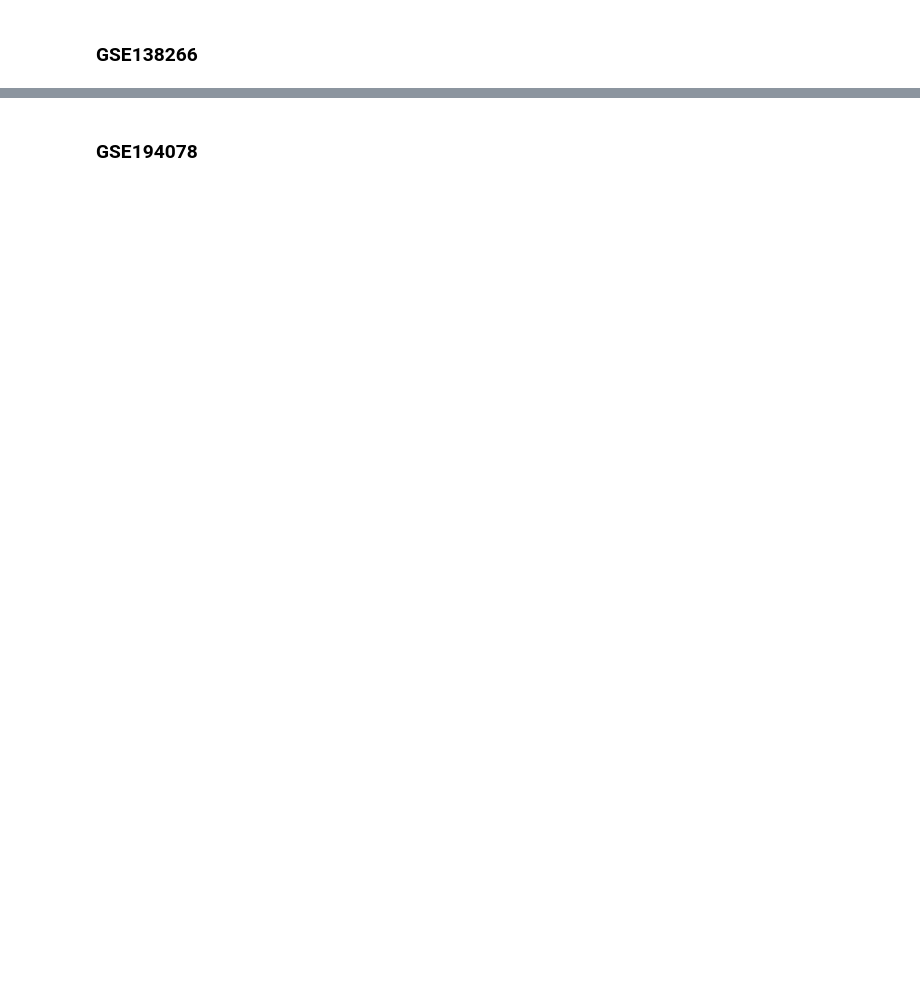
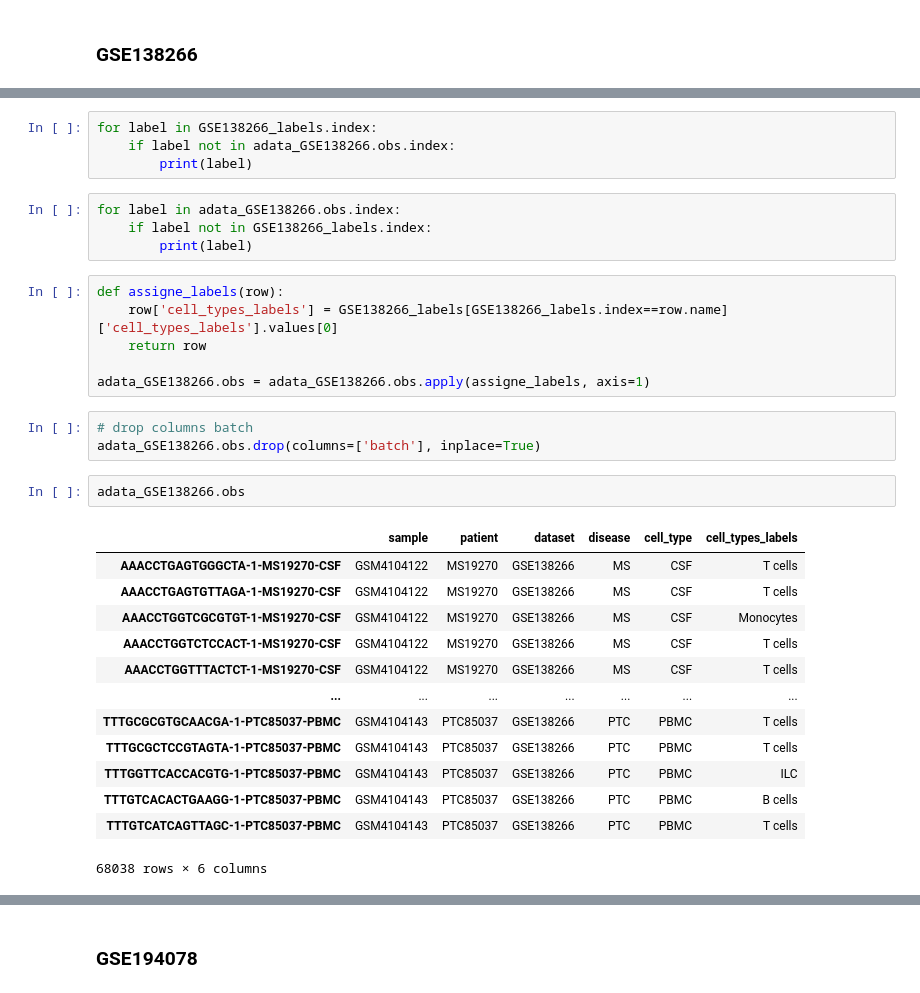
Before and after one commit to multi-omics-integration-for-MS/multi-omics-integration, a Jupyter notebook: 12_transcriptomic_dataset.ipynb, the cells around one changed output, grey strips where cells are left out. Cells and saved outputs as stored; diff of their text form; blank space fills up the shorter version.

```diff
--- a/12_transcriptomic_dataset.ipynb
+++ b/12_transcriptomic_dataset.ipynb
@@ -41,2 +82,35 @@ adata_GSE138266.obs['cell_types_labels'] = GSE138266_labels['cell_types_labels']
+# %%
+for label in GSE138266_labels.index:
+    if label not in adata_GSE138266.obs.index:
+        print(label)
+# %%
+for label in adata_GSE138266.obs.index:
+    if label not in GSE138266_labels.index:
+        print(label)
+# %%
+def assigne_labels(row):
+    row['cell_types_labels'] = GSE138266_labels[GSE138266_labels.index==row.name]['cell_types_labels'].values[0]
+    return row
+
+adata_GSE138266.obs = adata_GSE138266.obs.apply(assigne_labels, axis=1)
+# %%
+# drop columns batch
+adata_GSE138266.obs.drop(columns=['batch'], inplace=True)
+# %%
+adata_GSE138266.obs
+# %% [output]
+|  | sample | patient | dataset | disease | cell_type | cell_types_labels |
+| AAACCTGAGTGGGCTA-1-MS19270-CSF | GSM4104122 | MS19270 | GSE138266 | MS | CSF | T cells |
+| AAACCTGAGTGTTAGA-1-MS19270-CSF | GSM4104122 | MS19270 | GSE138266 | MS | CSF | T cells |
+| AAACCTGGTCGCGTGT-1-MS19270-CSF | GSM4104122 | MS19270 | GSE138266 | MS | CSF | Monocytes |
+| AAACCTGGTCTCCACT-1-MS19270-CSF | GSM4104122 | MS19270 | GSE138266 | MS | CSF | T cells |
+| AAACCTGGTTTACTCT-1-MS19270-CSF | GSM4104122 | MS19270 | GSE138266 | MS | CSF | T cells |
+| ... | ... | ... | ... | ... | ... | ... |
+| TTTGCGCGTGCAACGA-1-PTC85037-PBMC | GSM4104143 | PTC85037 | GSE138266 | PTC | PBMC | T cells |
+| TTTGCGCTCCGTAGTA-1-PTC85037-PBMC | GSM4104143 | PTC85037 | GSE138266 | PTC | PBMC | T cells |
+| TTTGGTTCACCACGTG-1-PTC85037-PBMC | GSM4104143 | PTC85037 | GSE138266 | PTC | PBMC | ILC |
+| TTTGTCACACTGAAGG-1-PTC85037-PBMC | GSM4104143 | PTC85037 | GSE138266 | PTC | PBMC | B cells |
+| TTTGTCATCAGTTAGC-1-PTC85037-PBMC | GSM4104143 | PTC85037 | GSE138266 | PTC | PBMC | T cells |
+68038 rows × 6 columns
 # %%
 adata_GSE138266
```
Also changed, not shown: parts of 28 cells of this notebook, 2 other files.
